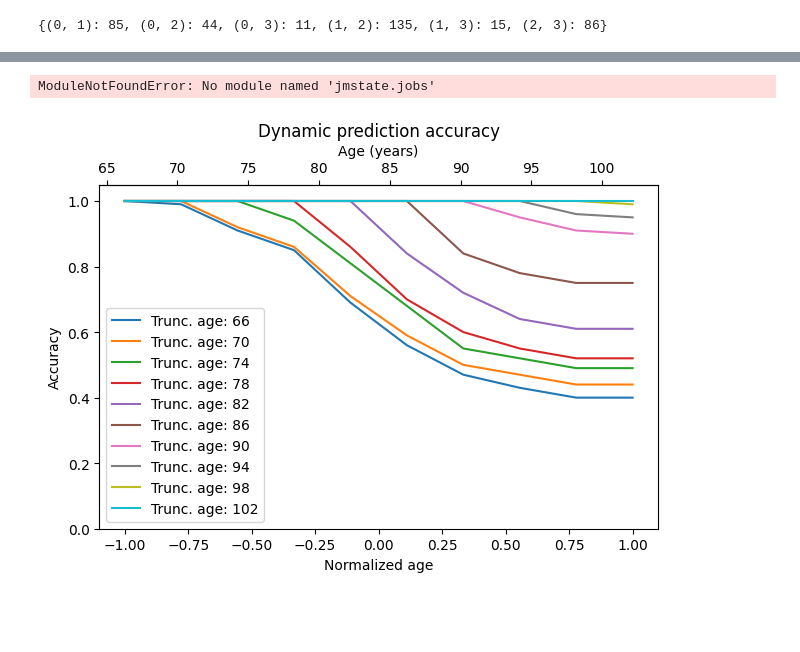
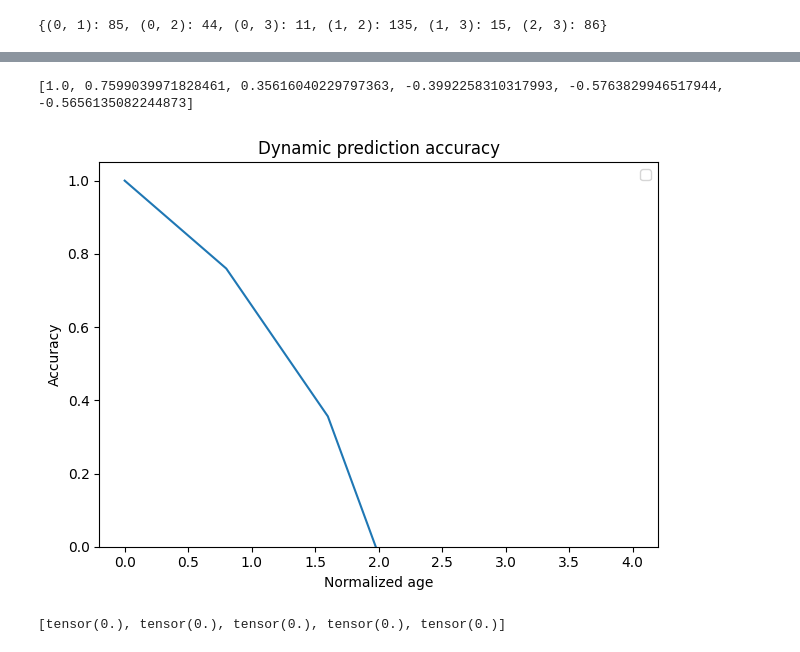
Before and after one commit to felixlaplante0/multistate-paper, a Jupyter notebook: scripts/paquid-test.ipynb, the cells around one changed output, grey strips where cells are left out. Cells and saved outputs as stored; diff of their text form; code cells hidden in the pictures; blank space fills up the shorter version.

```diff
--- a/scripts/paquid-test.ipynb
+++ b/scripts/paquid-test.ipynb
@@ -97,7 +98,7 @@ from torch import nn
 shared_x_coef = nn.Parameter(torch.zeros(2))
 
 params = ModelParameters(
-    torch.zeros(2),
+    torch.zeros(6),
     PrecisionParameters.from_covariance(torch.eye(2), "full"),
     PrecisionParameters.from_covariance(torch.eye(1), "spherical"),
     {key: Weibull(1.0, 1.0) for key in buckets},
@@ -176,32 +166,25 @@ AttributeError: 'ModelParameters' object has no attribute 'fixed_effects'
 # %%
 from dataclasses import replace
-
-from jmstate.jobs import PredictTrajectories
 
 
 def predict_trunc(trunc_time: float):
     trajectories_trunc = [
-        [(t, s) for i, (t, s) in enumerate(trajectory) if t <= trunc_time or i == 0]
-        for trajectory in data_test.trajectories
+        [traj[0]] + [(t, s) for (t, s) in traj[1:] if t <= trunc_time]
+        for traj in data_test.trajectories
     ]
-    c = torch.tensor([trajectory[-1][0] for trajectory in data_test.trajectories]).view(
-        -1, 1
-    )
-
+    c = torch.tensor([traj[-1][0] for traj in data_test.trajectories])[:, None]
     trunc_y = data_test.y.clone()
     trunc_y[data_test.t > trunc_time] = torch.nan
+
     data_test_trunc = replace(
         data_test,
         y=trunc_y,
         trajectories=trajectories_trunc,
         c=torch.maximum(c, trunc_time),
     )
-
-    return model.do(
-        data_test_trunc,
-        job_factories=[PredictTrajectories(c_max=data_test.c)],
-        max_iterations=10,
-    ).pred_trajectories
+    return model.predict_trajectories(
+        data_test_trunc, c=data_test_trunc.c, n_samples=100
+    )
 
 
 def hier_probs(
@@ -223,41 +206,50 @@ def hier_probs(
             counts[i][last_valid_state] += 1
 
     return counts / num_sets
+
+
+def normalized_brier(pred_probs: torch.Tensor, real_probs: torch.Tensor):
+    bs_model = ((pred_probs - real_probs) ** 2).mean()
+
+    baseline = real_probs.mean(dim=0, keepdim=True)
+    bs_baseline = ((baseline - real_probs) ** 2).mean()
+
+    return 1 - (bs_model / bs_baseline).item()
-# %% [output]
-ModuleNotFoundError: No module named 'jmstate.jobs'
 # %%
-trunc_times = torch.linspace(-1, 1, 10)
-us = torch.linspace(-1, 1, 10)
+trunc_times = torch.linspace(0, data_test.t.nanquantile(1), 1)
+us = torch.linspace(0, 4, 6)
 
 for trunc_time in trunc_times:
     pred_trajectories = predict_trunc(trunc_time)
 
     pred_probs = [hier_probs(pred_trajectories, u) for u in us]
     real_states = [hier_probs([data_test.trajectories], u) for u in us]
 
     accuracy = [
-        (real_state.argmax(dim=-1) == pred_prob.argmax(dim=-1)).float().mean()
+        normalized_brier(pred_prob, real_state)
         for real_state, pred_prob in zip(real_states, pred_probs, strict=True)
     ]
+
+    print(accuracy)
 
     plt.plot(
         us,
         accuracy,
-        label=f"Trunc. age: {int(normalize_t(trunc_time.item(), inverse=True))}",
     )
 
-secax = plt.gca().secondary_xaxis(
-    "top", functions=(lambda x: normalize_t(x, inverse=True), normalize_t)
-)
-secax.set_xlabel("Age (years)")
 
 plt.ylim(0, 1.05)
 plt.title("Dynamic prediction accuracy")
 plt.xlabel("Normalized age")
 plt.ylabel("Accuracy")
 plt.legend()
 plt.tight_layout()
 plt.savefig("../figures/paquid-accuracy.pdf")
 plt.show()
 # %% [output]
+[1.0, 0.7599039971828461, 0.35616040229797363, -0.3992258310317993, -0.5763829946517944, -0.5656135082244873]
-[figure, old version]
+[figure, new version]
+# %%
+print(accuracy)
+# %% [output]
+[tensor(0.), tensor(0.), tensor(0.), tensor(0.), tensor(0.)]
```
Also changed, not shown: parts of 6 cells of this notebook.
